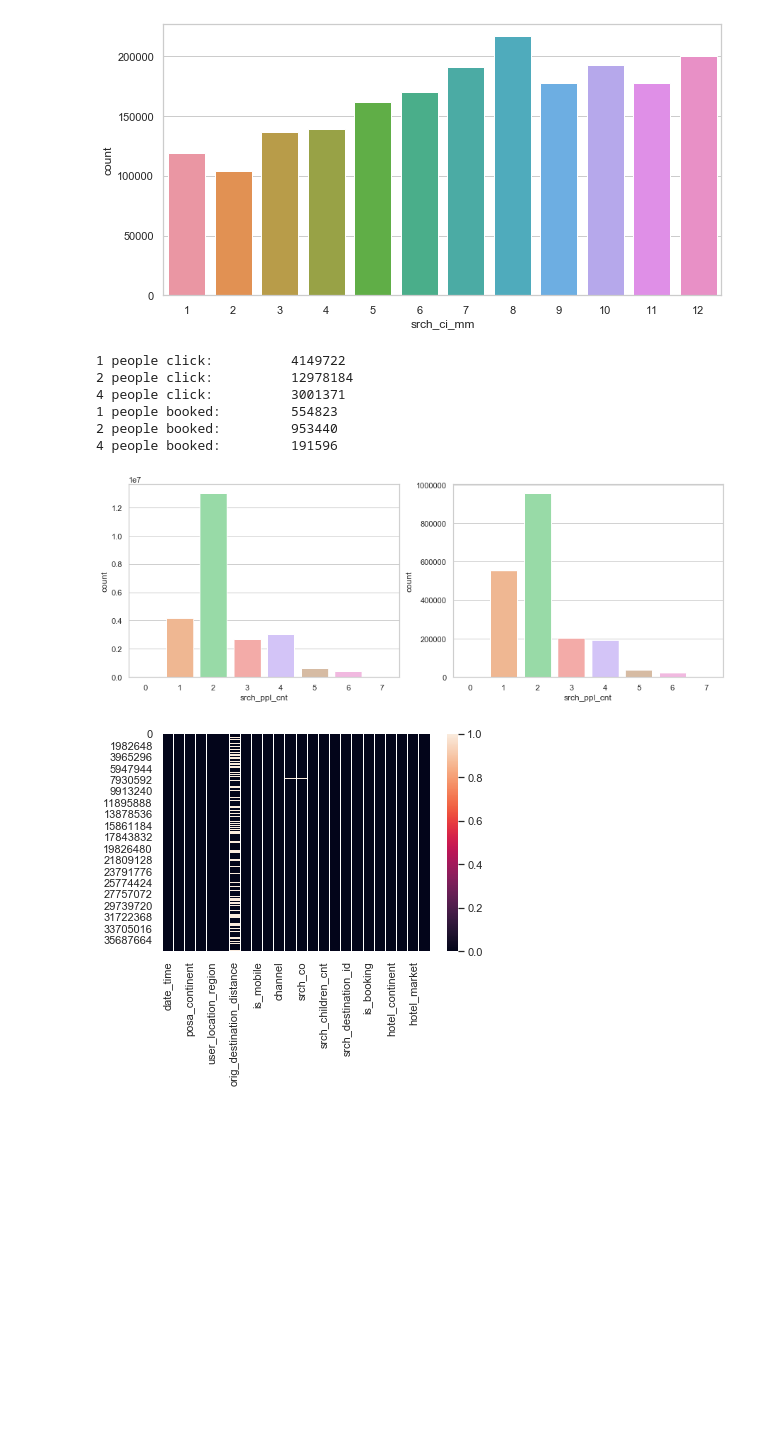
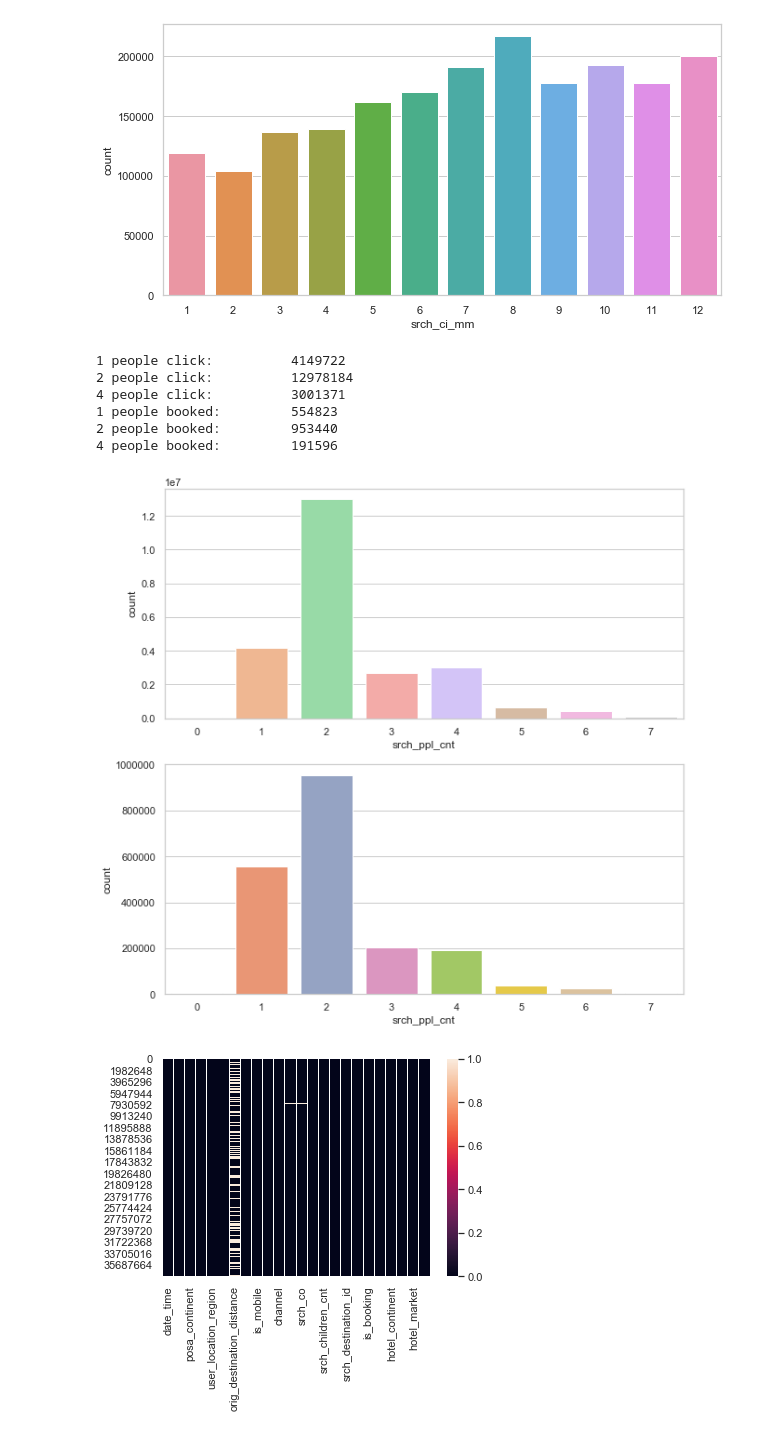
Before and after one commit to gonteranna1211/szakdolgozat, a Jupyter notebook: Exploratory analysis.ipynb, the cells around one changed output. Drawn from its saved outputs; the diff is of its cells as text; code cells hidden in the pictures; blank space fills up the shorter version.

```diff
--- a/Exploratory analysis.ipynb
+++ b/Exploratory analysis.ipynb
@@ -110,29 +115,28 @@ plt.savefig('plots/srch_ci_mm_count.jpg',bbox_inches='tight')
 # %% [output]
 [figure]
 # %%
-fig, ((axis1,axis2)) = plt.subplots(1,2,figsize=(15,5))
-
+fig, ((axis1,axis2)) = plt.subplots(2,1,figsize=(10,10))
 
 sns.countplot(x='srch_ppl_cnt', order=list(range(0,8)), data=train_data,ax=axis1)
-sns.countplot(x='srch_ppl_cnt', order=list(range(0,8)), data=booked,ax=axis2)
+sns.countplot(x='srch_ppl_cnt', order=list(range(0,8)), palette='Set2',data=booked,ax=axis2)
 
 plt.savefig('plots/srch_ppl_cnt_count.jpg',bbox_inches='tight')
 
 print("1 people click:\t\t", len(train_data[train_data['srch_ppl_cnt']==1]))
 print("2 people click:\t\t", len(train_data[train_data['srch_ppl_cnt']==2]))
 print("4 people click:\t\t", len(train_data[train_data['srch_ppl_cnt']==4]))
 
 print("1 people booked:\t", len(booked[booked['srch_ppl_cnt']==1]))
 print("2 people booked:\t", len(booked[booked['srch_ppl_cnt']==2]))
 print("4 people booked:\t", len(booked[booked['srch_ppl_cnt']==4]))
 # %% [output]
 1 people click:          4149722
 2 people click:          12978184
 4 people click:          3001371
 1 people booked:         554823
 2 people booked:         953440
 4 people booked:         191596
-[figure, old version]
+[figure, new version]
 # %%
 train = pd.read_csv('data/train.csv', delimiter=',')
 # %%
```
Also changed, not shown: parts of 3 cells of this notebook.
